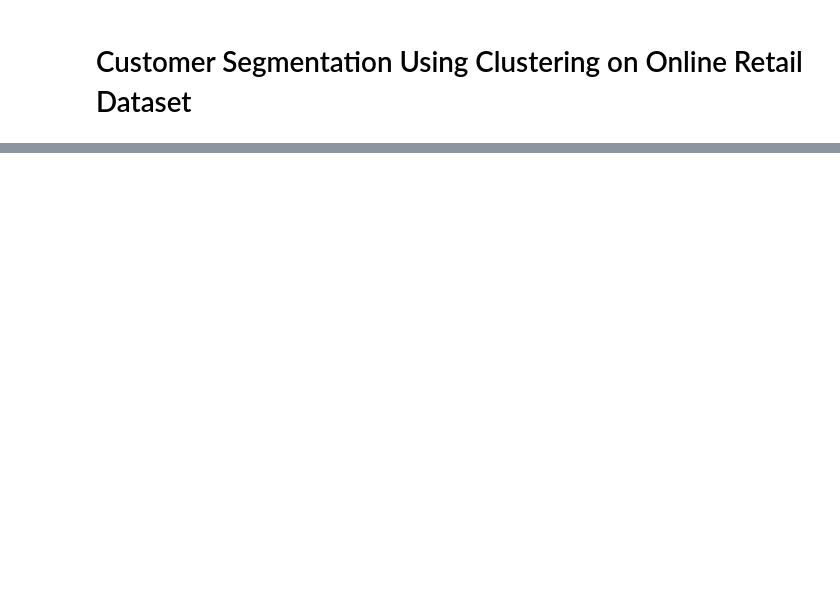
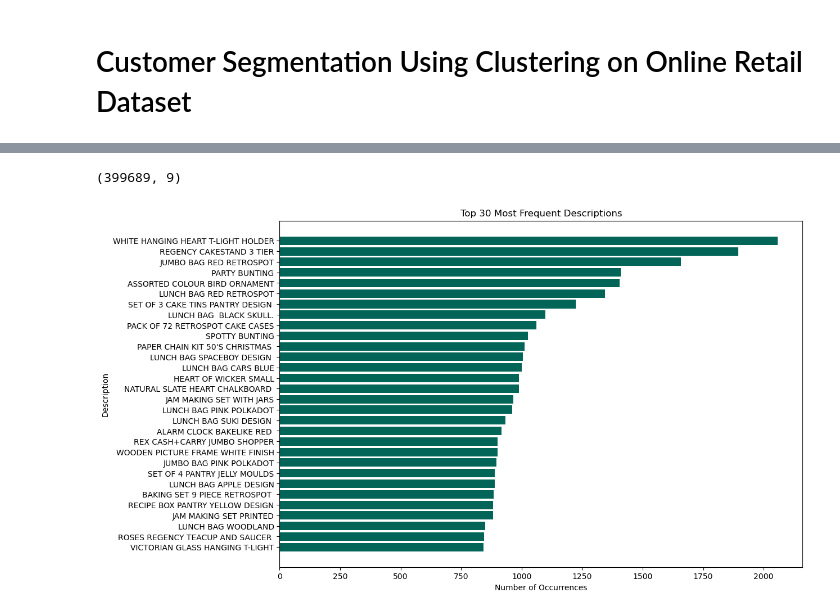
Before and after one commit to spartny/customer-segmentation, a Jupyter notebook: exploratory_data_analysis.ipynb, the cells around one changed output, grey strips where cells are left out. Drawn from its saved outputs; the diff is of its cells as text; code cells hidden in the pictures; blank space fills up the shorter version.

```diff
--- a/exploratory_data_analysis.ipynb
+++ b/exploratory_data_analysis.ipynb
@@ -14,0 +165,7 @@ df.head()
+# %%
+# Filter out the rows with InvoiceNo starting with "C" and create a new column indicating the transaction status
+df['Transaction_Status'] = np.where(df['InvoiceNo'].astype(str).str.startswith('C'), 'Cancelled', 'Completed')
+
+# Analyze the characteristics of these rows (considering the new column)
+cancelled_transactions = df[df['Transaction_Status'] == 'Cancelled']
+cancelled_transactions.describe().drop('CustomerID', axis=1).T
@@ -14,0 +190,9 @@ df.head()
+# %%
+# Finding the number of numeric characters in each unique stock code
+unique_stock_codes = df['StockCode'].unique()
+numeric_char_counts_in_unique_codes = pd.Series(unique_stock_codes).apply(lambda x: sum(c.isdigit() for c in str(x))).value_counts()
+
+# Printing the value counts for unique stock codes
+print("Value counts of numeric character frequencies in unique stock codes:")
+print("-"*70)
+print(numeric_char_counts_in_unique_codes)
@@ -14,0 +206,4 @@ df.head()
+# %%
+# Finding and printing the stock codes with 0 and 1 numeric characters
+anomalous_stock_codes = [code for code in unique_stock_codes if sum(c.isdigit() for c in str(code)) in (0, 1)]
+print(anomalous_stock_codes)
@@ -14,0 +224,27 @@ df.head()
+# %%
+# Removing rows with anomalous stock codes from the dataset
+df = df[~df['StockCode'].isin(anomalous_stock_codes)]
+# %%
+df.shape
+# %% [output]
+(399689, 9)
+# %%
+# Calculate the occurrence of each unique description and sort them
+description_counts = df['Description'].value_counts()
+
+# Get the top 30 descriptions
+top_30_descriptions = description_counts[:30]
+
+# Plotting
+plt.figure(figsize=(12,8))
+plt.barh(top_30_descriptions.index[::-1], top_30_descriptions.values[::-1], color=primary_color)
+
+# Adding labels and title
+plt.xlabel('Number of Occurrences')
+plt.ylabel('Description')
+plt.title('Top 30 Most Frequent Descriptions')
+
+# Show the plot
+plt.show()
+# %% [output]
+[figure, added]
```
Also changed, not shown: parts of 49 cells of this notebook, 1 other file.
